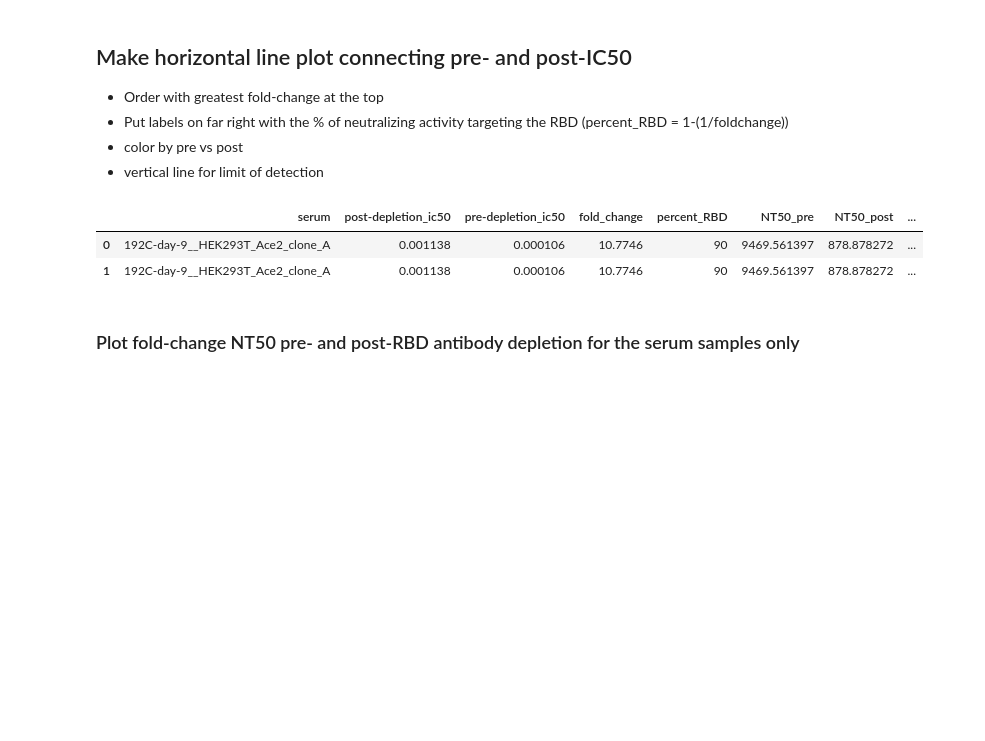
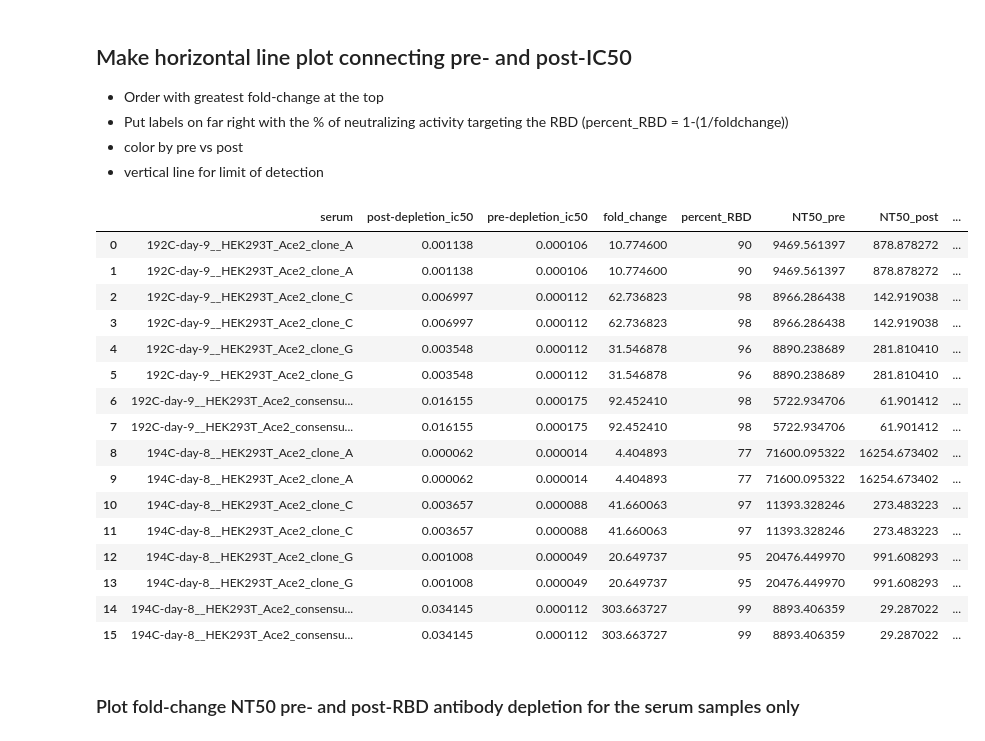
Before and after one commit to jbloomlab/Ace2_expression_neuts, a Jupyter notebook: virus_neutralization.ipynb, the cells around one changed output. Drawn from its saved outputs; the diff is of its cells as text; code cells hidden in the pictures; blank space fills up the shorter version.

```diff
--- a/virus_neutralization.ipynb
+++ b/virus_neutralization.ipynb
@@ -104,27 +110,41 @@ fitparams_combined.head(10)
 # %%
 foldchange = (
     fitparams_combined
     .pivot_table(values='ic50', index=['serum'], columns=['depletion'])
     .reset_index()
     .rename(columns={'post-depletion': 'post-depletion_ic50', 'pre-depletion': 'pre-depletion_ic50'})
     .assign(fold_change=lambda x: x['post-depletion_ic50'] / x['pre-depletion_ic50'],
             percent_RBD= lambda x: ((1-1/x['fold_change'])*100).astype(int),
             NT50_pre=lambda x: 1/x['pre-depletion_ic50'],
             NT50_post=lambda x: 1/x['post-depletion_ic50'],
            )
     .merge(fitparams_combined.query('depletion=="post-depletion"')[['serum', 'ic50_is_bound']], on='serum')
     .assign(perc_RBD_str = lambda x: x['percent_RBD'].astype(str)
            )
     .rename(columns={'ic50_is_bound': 'post_ic50_bound'})
     .merge(fitparams_combined)
     )
 
 foldchange['perc_RBD_str'] = np.where(foldchange['post_ic50_bound'], '>'+foldchange['perc_RBD_str']+'%', foldchange['perc_RBD_str']+'%')
-foldchange.head(2)
+foldchange
 # %% [output]
 |  | serum | post-depletion_ic50 | pre-depletion_ic50 | fold_change | percent_RBD | NT50_pre | NT50_post | ... |
-| 0 | 192C-day-9__HEK293T_Ace2_clone_A | 0.001138 | 0.000106 | 10.7746 | 90 | 9469.561397 | 878.878272 | ... |
-| 1 | 192C-day-9__HEK293T_Ace2_clone_A | 0.001138 | 0.000106 | 10.7746 | 90 | 9469.561397 | 878.878272 | ... |
+| 0 | 192C-day-9__HEK293T_Ace2_clone_A | 0.001138 | 0.000106 | 10.774600 | 90 | 9469.561397 | 878.878272 | ... |
+| 1 | 192C-day-9__HEK293T_Ace2_clone_A | 0.001138 | 0.000106 | 10.774600 | 90 | 9469.561397 | 878.878272 | ... |
+| 2 | 192C-day-9__HEK293T_Ace2_clone_C | 0.006997 | 0.000112 | 62.736823 | 98 | 8966.286438 | 142.919038 | ... |
+| 3 | 192C-day-9__HEK293T_Ace2_clone_C | 0.006997 | 0.000112 | 62.736823 | 98 | 8966.286438 | 142.919038 | ... |
+| 4 | 192C-day-9__HEK293T_Ace2_clone_G | 0.003548 | 0.000112 | 31.546878 | 96 | 8890.238689 | 281.810410 | ... |
+| 5 | 192C-day-9__HEK293T_Ace2_clone_G | 0.003548 | 0.000112 | 31.546878 | 96 | 8890.238689 | 281.810410 | ... |
+| 6 | 192C-day-9__HEK293T_Ace2_consensu... | 0.016155 | 0.000175 | 92.452410 | 98 | 5722.934706 | 61.901412 | ... |
+| 7 | 192C-day-9__HEK293T_Ace2_consensu... | 0.016155 | 0.000175 | 92.452410 | 98 | 5722.934706 | 61.901412 | ... |
+| 8 | 194C-day-8__HEK293T_Ace2_clone_A | 0.000062 | 0.000014 | 4.404893 | 77 | 71600.095322 | 16254.673402 | ... |
+| 9 | 194C-day-8__HEK293T_Ace2_clone_A | 0.000062 | 0.000014 | 4.404893 | 77 | 71600.095322 | 16254.673402 | ... |
+| 10 | 194C-day-8__HEK293T_Ace2_clone_C | 0.003657 | 0.000088 | 41.660063 | 97 | 11393.328246 | 273.483223 | ... |
+| 11 | 194C-day-8__HEK293T_Ace2_clone_C | 0.003657 | 0.000088 | 41.660063 | 97 | 11393.328246 | 273.483223 | ... |
+| 12 | 194C-day-8__HEK293T_Ace2_clone_G | 0.001008 | 0.000049 | 20.649737 | 95 | 20476.449970 | 991.608293 | ... |
+| 13 | 194C-day-8__HEK293T_Ace2_clone_G | 0.001008 | 0.000049 | 20.649737 | 95 | 20476.449970 | 991.608293 | ... |
+| 14 | 194C-day-8__HEK293T_Ace2_consensu... | 0.034145 | 0.000112 | 303.663727 | 99 | 8893.406359 | 29.287022 | ... |
+| 15 | 194C-day-8__HEK293T_Ace2_consensu... | 0.034145 | 0.000112 | 303.663727 | 99 | 8893.406359 | 29.287022 | ... |
 # %% [markdown]
 ### Plot fold-change NT50 pre- and post-RBD antibody depletion for the serum samples only
 # %%
```
Also changed, not shown: parts of 6 cells of this notebook, 9 other files.
